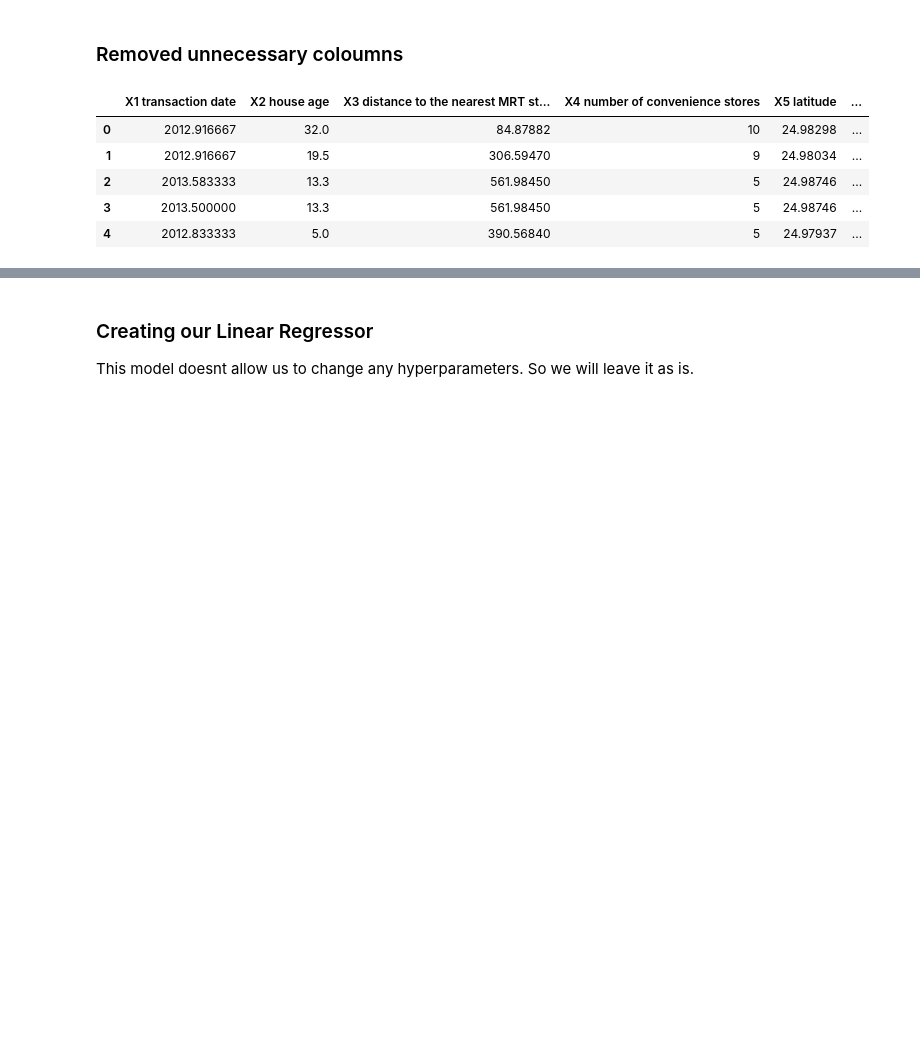
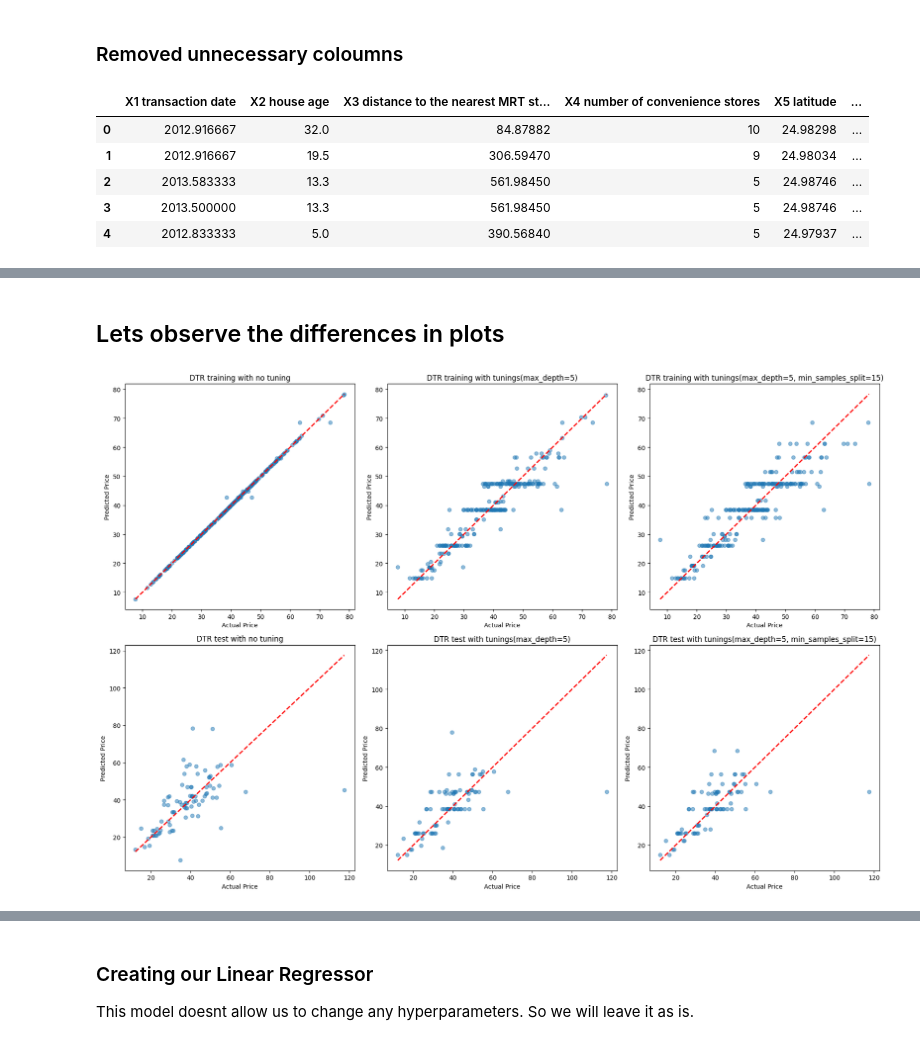
Before and after one commit to Wolff404/Unsupervised-learning, a Jupyter notebook: Comparison_of_Regressors.ipynb, the cells around one changed output, grey strips where cells are left out. Saved outputs shown, nothing was run; the diff lists cells and outputs as text; code cells hidden in the pictures; blank space fills up the shorter version.

```diff
--- a/Comparison_of_Regressors.ipynb
+++ b/Comparison_of_Regressors.ipynb
@@ -94,0 +163,30 @@ def evaluate(model):
+# %% [markdown]
+## Lets observe the differences in plots
+# %%
+def plot_actual_vs_predicted(actual, predicted, set_name, ax):
+    ax.scatter(actual, predicted, alpha=0.5)
+    ax.plot([actual.min(), actual.max()], [actual.min(), actual.max()], 'r--', lw=2)
+    ax.set_xlabel("Actual Price")
+    ax.set_ylabel("Predicted Price")
+    ax.set_title(f"{set_name}")
+
+train_predictions_1 = decision_tree_Regressor_model1.predict(train_features)
+test_predictions_1 = decision_tree_Regressor_model1.predict(test_features)
+train_predictions_2 = decision_tree_Regressor_model2.predict(train_features)
+test_predictions_2 = decision_tree_Regressor_model2.predict(test_features)
+train_predictions_3 = decision_tree_Regressor_model3.predict(train_features)
+test_predictions_3 = decision_tree_Regressor_model3.predict(test_features)
+
+fig, axs = plt.subplots(2, 3, figsize=(18, 12))
+
+plot_actual_vs_predicted(train_targets, train_predictions_1, "DTR training with no tuning", axs[0, 0])
+plot_actual_vs_predicted(train_targets, train_predictions_2, "DTR training with tunings(max_depth=5)", axs[0, 1])
+plot_actual_vs_predicted(train_targets, train_predictions_3, "DTR training with tunings(max_depth=5, min_samples_split=15)", axs[0, 2])
+plot_actual_vs_predicted(test_targets, test_predictions_1, "DTR test with no tuning", axs[1, 0])
+plot_actual_vs_predicted(test_targets, test_predictions_2, "DTR test with tunings(max_depth=5)", axs[1, 1])
+plot_actual_vs_predicted(test_targets, test_predictions_3, "DTR test with tunings(max_depth=5, min_samples_split=15)", axs[1, 2])
+
+plt.tight_layout()
+plt.show()
+# %% [output]
+[figure, added]
```
Also changed, not shown: parts of 20 cells of this notebook, 1 other file.
